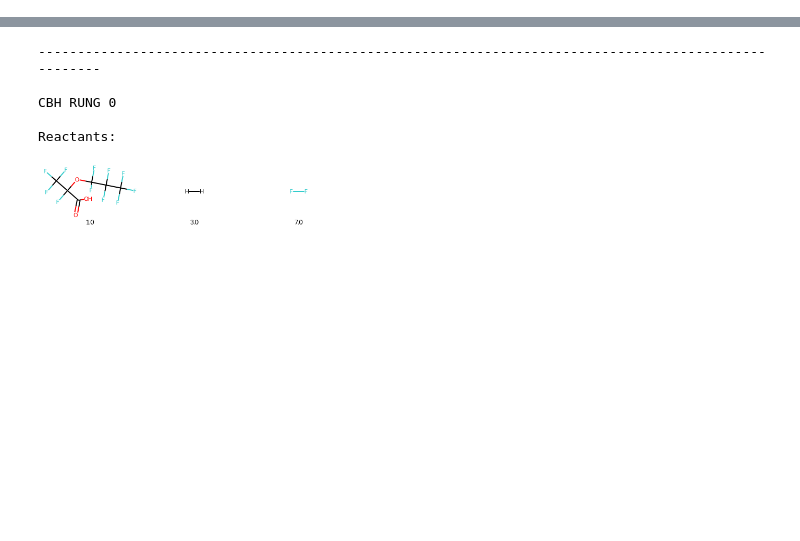
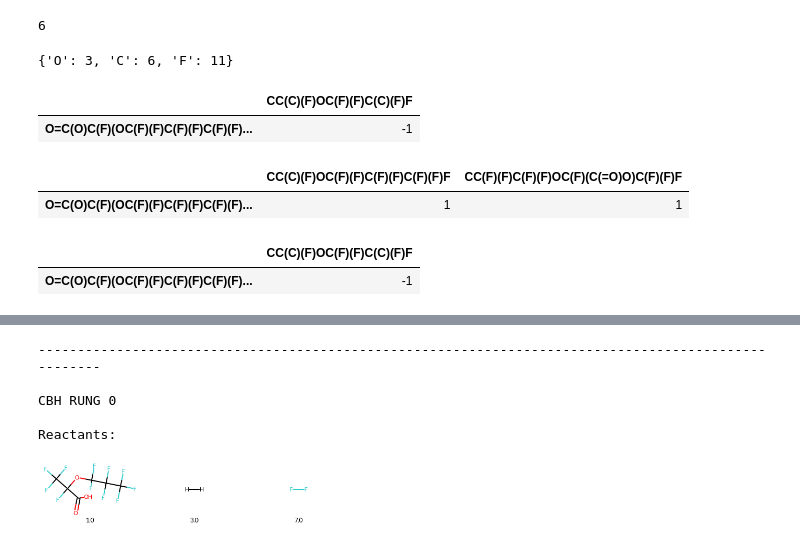
Before and after one commit to franklingoldsmith/autocbh, a Jupyter notebook: nightly/exploratory.ipynb, the cells around one changed output, grey strips where cells are left out. Drawn from its saved outputs; the diff is of its cells as text; code cells hidden in the pictures; blank space fills up the shorter version.

```diff
--- a/nightly/exploratory.ipynb
+++ b/nightly/exploratory.ipynb
@@ -15,0 +16,23 @@ import CBH
+# %%
+max(cbh.cbh_pdts.keys())
+# %% [output]
+6
+# %%
+cbh.cbh_pdts[0]
+# %% [output]
+{'O': 3, 'C': 6, 'F': 11}
+# %%
+[df_r, df_r][0]
+# %% [output]
+|  | CC(C)(F)OC(F)(F)C(C)(F)F |
+| O=C(O)C(F)(OC(F)(F)C(F)(F)C(F)(F)... | -1 |
+# %%
+{'r': df_r, 'p':df_p}['p']
+# %% [output]
+|  | CC(C)(F)OC(F)(F)C(F)(F)C(F)(F)F | CC(F)(F)C(F)(F)OC(F)(C(=O)O)C(F)(F)F |
+| O=C(O)C(F)(OC(F)(F)C(F)(F)C(F)(F)... | 1 | 1 |
+# %%
+df_r
+# %% [output]
+|  | CC(C)(F)OC(F)(F)C(C)(F)F |
+| O=C(O)C(F)(OC(F)(F)C(F)(F)C(F)(F)... | -1 |
```
Also changed, not shown: parts of 4 cells of this notebook, 3 other files.
